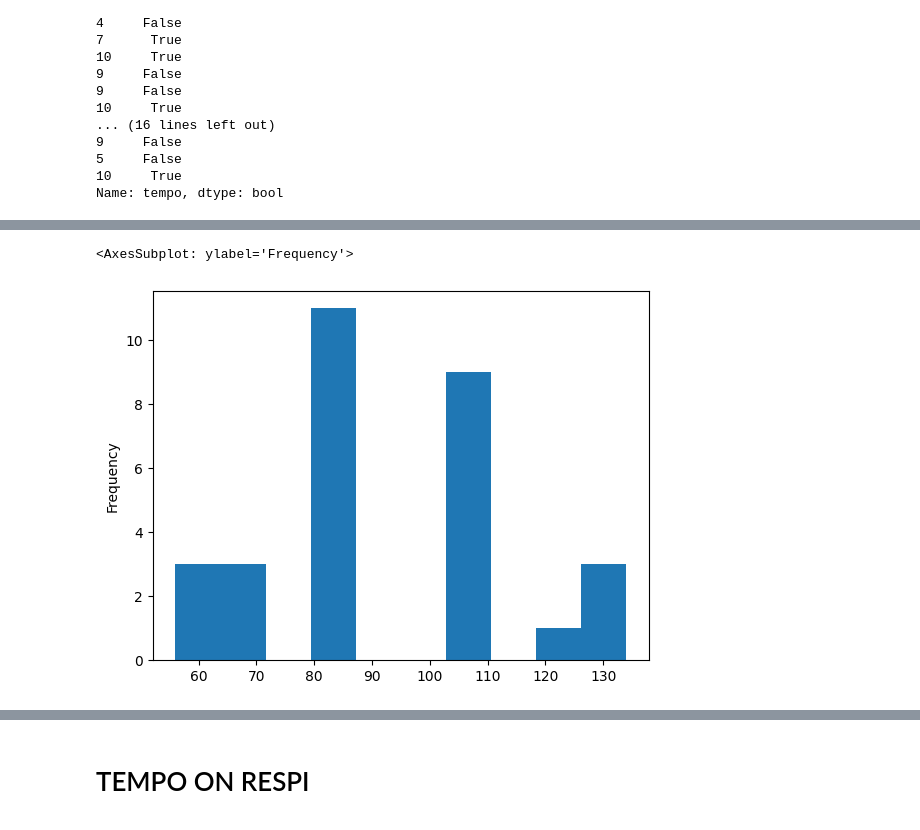
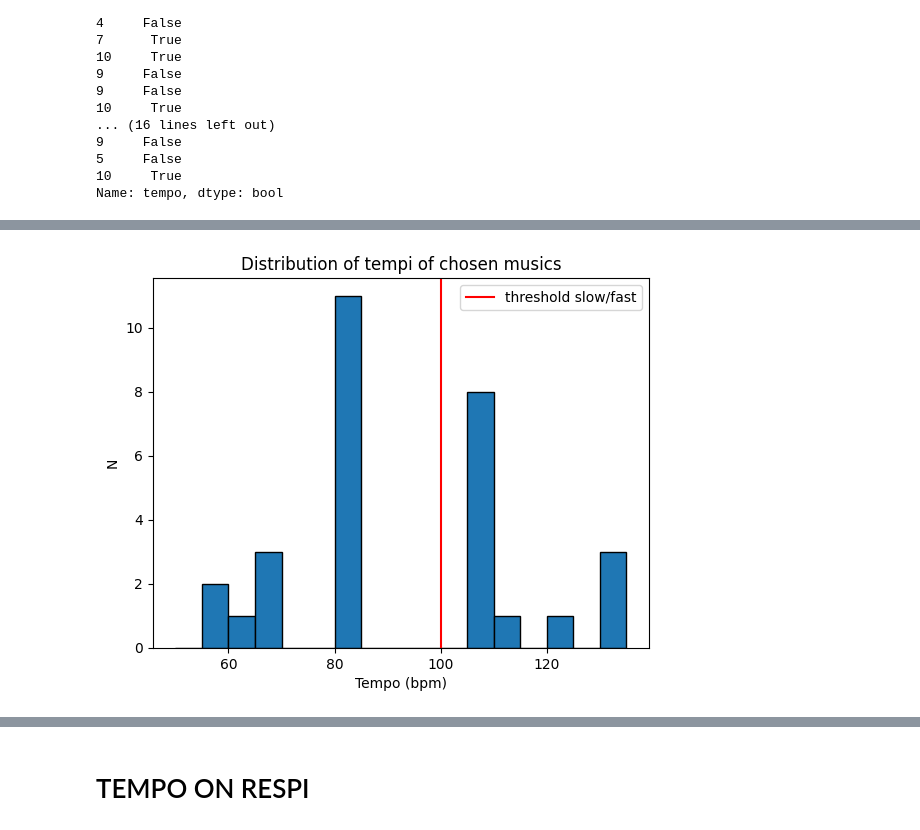
Before and after one commit to ValentinGhibaudo/Emosens_3, a Jupyter notebook: stats_with_tempo.ipynb, the cells around one changed output, grey strips where cells are left out. Saved outputs shown, nothing was run; the diff lists cells and outputs as text; code cells hidden in the pictures.

```diff
--- a/stats_with_tempo.ipynb
+++ b/stats_with_tempo.ipynb
@@ -13,3 +15,5 @@ from params import *
+# %%
+save_folder = base_folder / 'Figures' / 'tempo_music'
 # %% [markdown]
 # MUSIC SCORING
 # %%
@@ -129,5 +137,13 @@ music_features
 # %%
-music_features['tempo'].plot.hist()
+fig, ax = plt.subplots()
+bins = np.arange(50, 140, 5)
+tempi = music_features['tempo'].values
+ax.hist(tempi, bins=bins, edgecolor = 'k')
+ax.set_xlabel('Tempo (bpm)')
+ax.set_ylabel('N')
+ax.set_title('Distribution of tempi of chosen musics')
+ax.axvline(100, label = 'threshold slow/fast', color = 'r')
+ax.legend()
+fig.savefig(save_folder / 'distribution_tempi_chosen_musics.png', dpi = 500, bbox_inches = 'tight')
 # %% [output]
-<AxesSubplot: ylabel='Frequency'>
-[figure, old version]
+[figure, new version]
```
Also changed, not shown: parts of 27 cells of this notebook, 3 other files.
